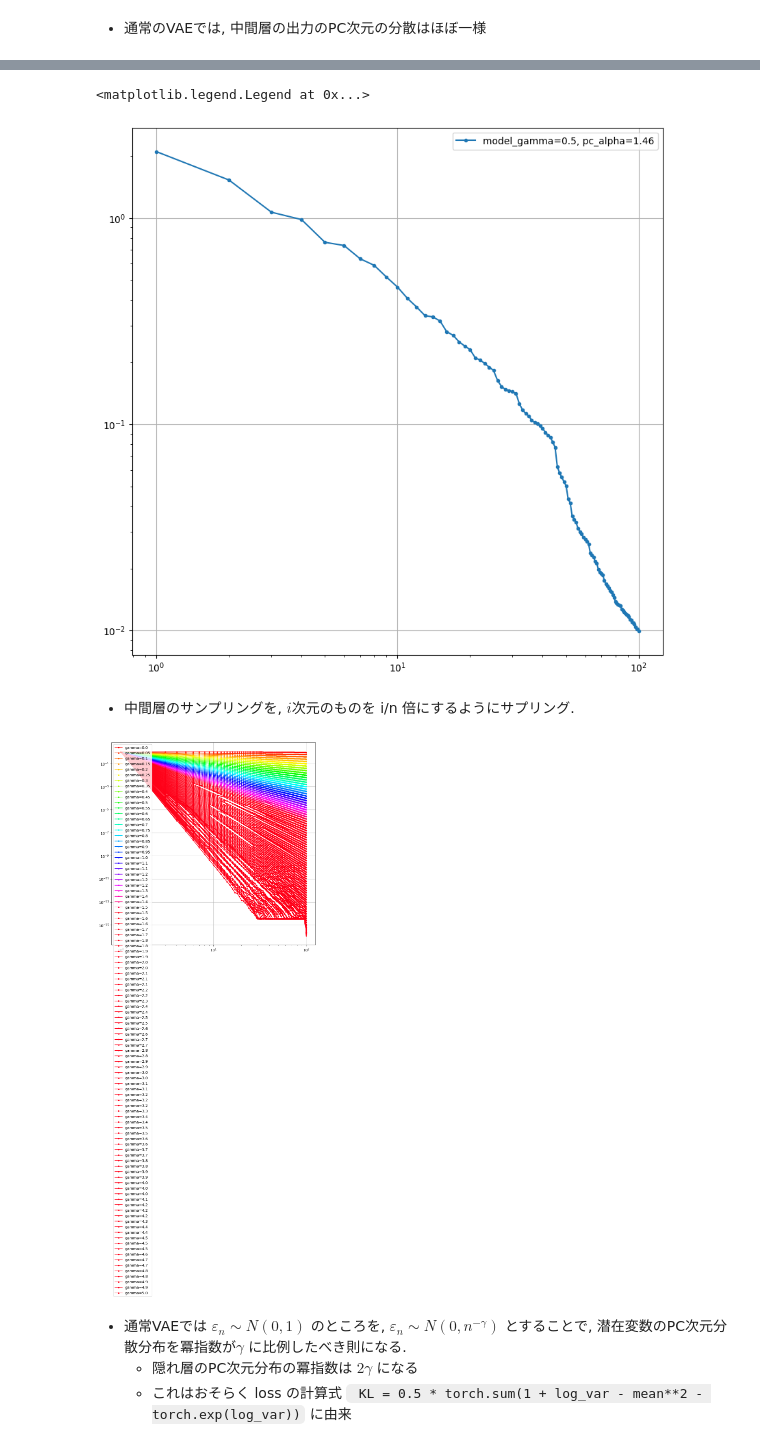
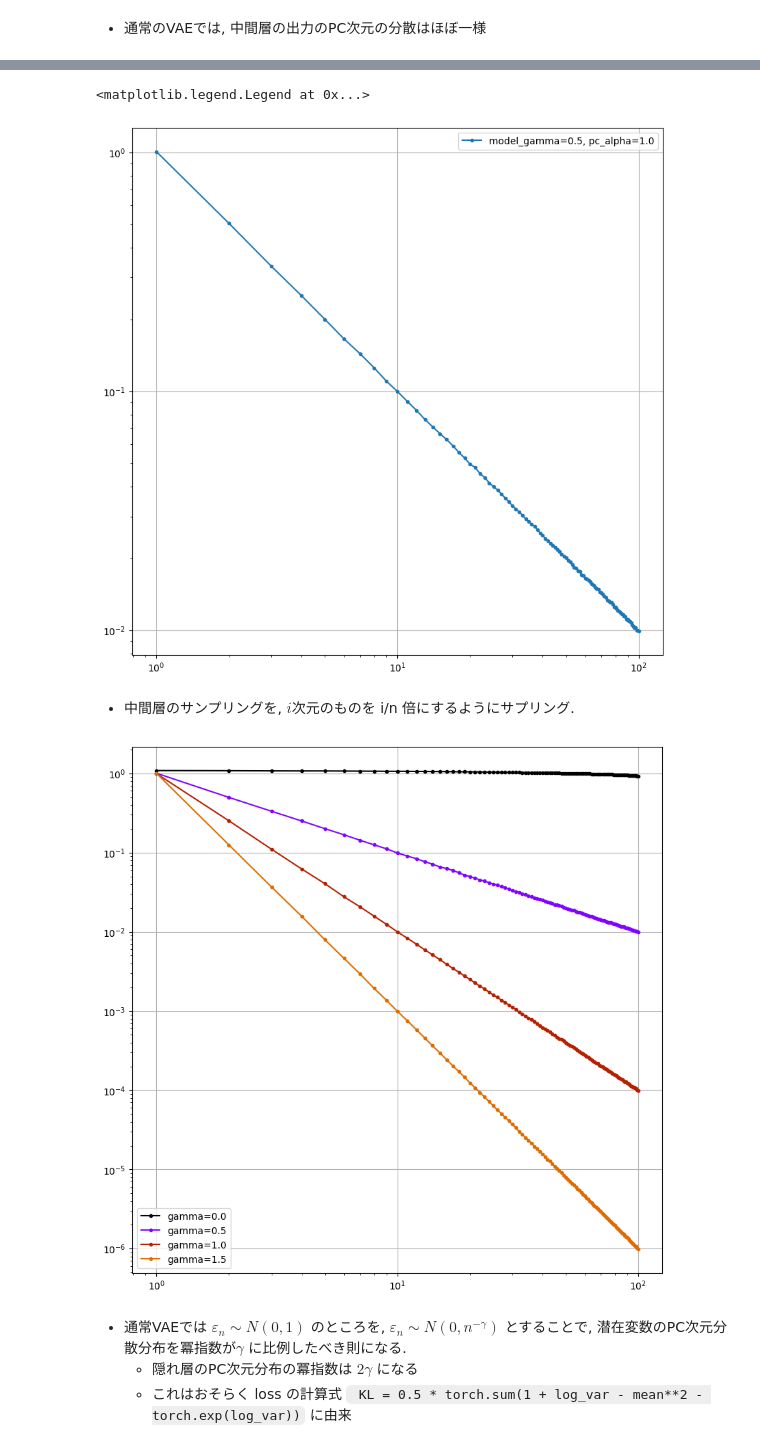
Before and after one commit to hoppiece/power-law-research, a Jupyter notebook: power_law_research/notebooks/01-VAE_fireing_plots.ipynb, the cells around one changed output, grey strips where cells are left out. Drawn from its saved outputs; the diff is of its cells as text; code cells hidden in the pictures.

```diff
--- a/power_law_research/notebooks/01-VAE_fireing_plots.ipynb
+++ b/power_law_research/notebooks/01-VAE_fireing_plots.ipynb
@@ -92,7 +116,7 @@ ax.plot(pc_dim, pc_var, ".-")
 from models import LitScaleFreeVAE
 
 model_gamma = 0.5
-model = LitScaleFreeVAE(n_vis=784, power_law_gamma=model_gamma, optimizer_name="adam")
+model = LitScaleFreeVAE(n_vis=784, power_law_gamma=model_gamma, optimizer_name="sgd")
 data_module = FashionMNISTDataModule(batch_size=512)
 trainer = pl.Trainer(
     max_epochs=10,
@@ -119,7 +162,7 @@ ax.plot(pc_dim, pc_var, ".-", label=f"model_gamma={model_gamma:.3}, pc_alpha={-m
 ax.legend()
 # %% [output]
 <matplotlib.legend.Legend at 0x...>
-[figure, old version]
+[figure, new version]
 # %% [markdown]
 - 中間層のサンプリングを, $i$次元のものを i/n 倍にするようにサプリング.
 # %%
@@ -134,37 +177,39 @@ from utils import sample_neuron_firings, pca_variance
 from models import LitScaleFreeVAE
 import matplotlib.pyplot as plt
 import matplotlib.cm as cm
 import logging
 
 from tqdm import tqdm
 
 fig, ax = plt.subplots(figsize=(10, 10))
 
 ax.grid()
 ax.set_xscale("log")
 ax.set_yscale("log")
 epoch_loss_dicts = {}
 
-for i, gamma in enumerate(tqdm([0.05 * i for i in range(100)])):
+tensorborad_dir = f"../log/exp01"
+n_sample = 4
+for i, gamma in enumerate(tqdm([0.5 * i for i in range(n_sample)])):
     model = LitScaleFreeVAE(n_vis=784, power_law_gamma=gamma)
     logger = pl.loggers.TensorBoardLogger(
         save_dir=f"{tensorborad_dir}/vary_gamma/{str(datetime.now())}_scalefree_gamma_{gamma:.2}"
     )
     logging.getLogger("pytorch_lightning").setLevel(logging.ERROR)
     data_module = FashionMNISTDataModule(batch_size=512)
     trainer = pl.Trainer(
-        max_epochs=1, devices=1, accelerator="gpu", logger=logger, enable_progress_bar=False
+        max_epochs=10, devices=1, accelerator="gpu", logger=logger, enable_progress_bar=False
     )
     trainer.fit(model, data_module)
 
     epoch_loss_dicts[f"{gamma:.2}"] = model.epoch_loss_dict
 
     firings = sample_neuron_firings(model, data_module.train_dataloader())
     pc_dim, pc_var = pca_variance(firings)
-    ax.plot(pc_dim, pc_var, ".-", label=f"gamma={gamma:.2}", color=cm.hsv(i / 30.0))
+    ax.plot(pc_dim, pc_var, ".-", label=f"gamma={gamma:.2}", color=cm.gnuplot(i / n_sample))
     ax.legend()
 # %% [output]
-[figure, old version]
+[figure, new version]
 # %% [markdown]
 - 通常VAEでは $\varepsilon_n \sim N(0, 1)$ のところを,  $\varepsilon_n \sim N(0, n^{-\gamma})$ とすることで, 潜在変数のPC次元分散分布を冪指数が$\gamma$ に比例したべき則になる.
     - 隠れ層のPC次元分布の冪指数は $2\gamma$ になる
```
Also changed, not shown: parts of 12 cells of this notebook, 12 other files.
